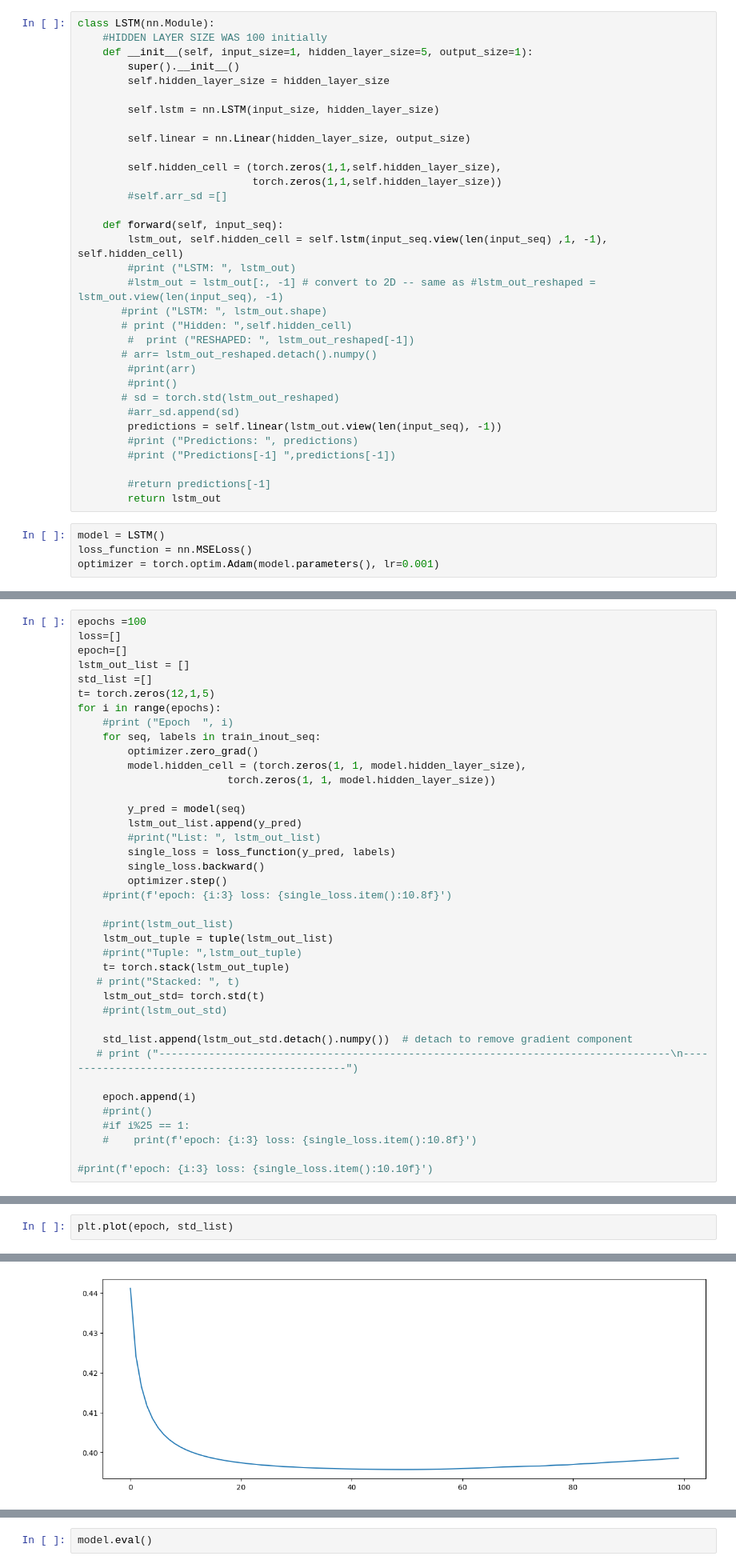
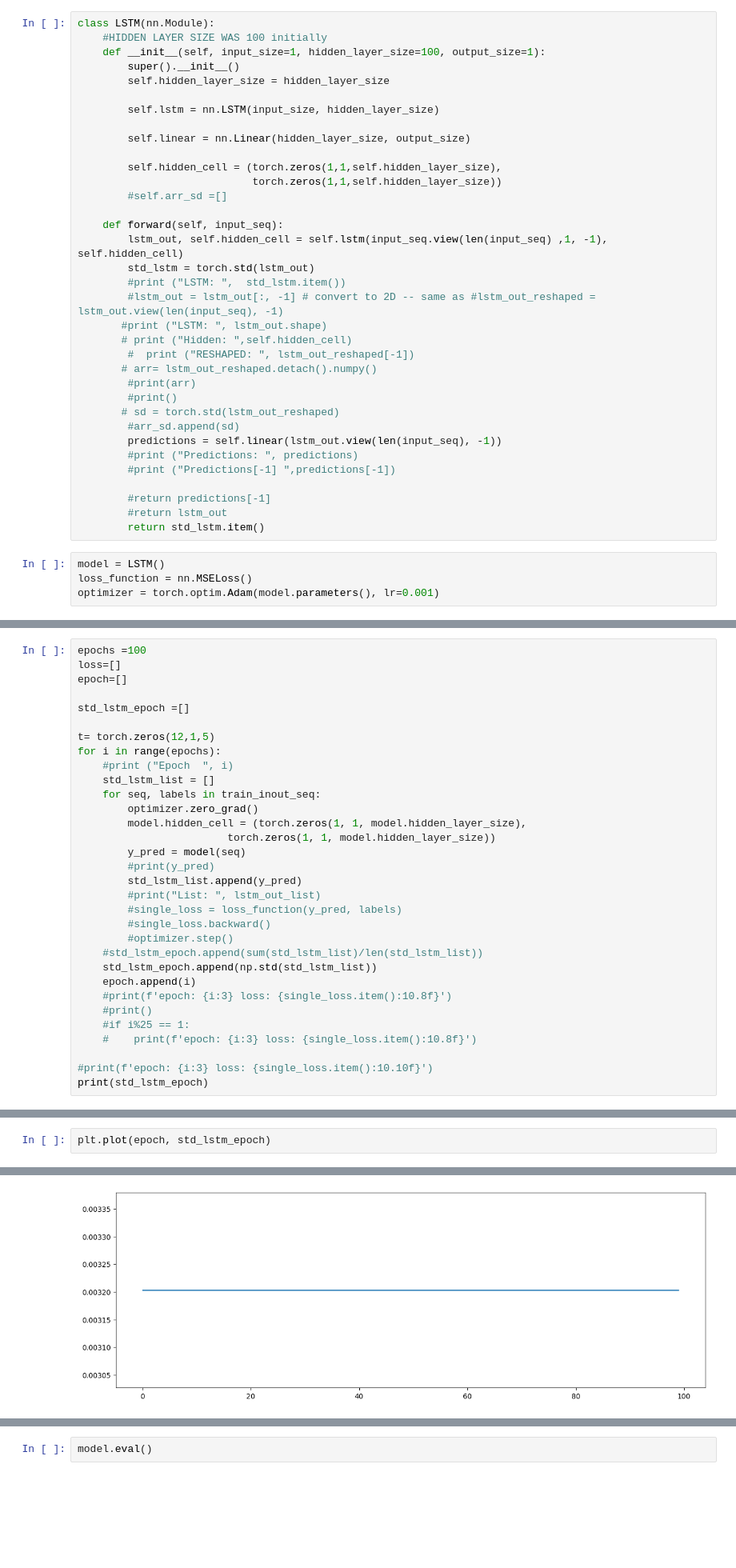
Before and after one commit to rubyshrestha1/490-TimeSeries, a Jupyter notebook: PyTorch/PyTorch LSTM.ipynb, the cells around one changed output, grey strips where cells are left out. Shown: that part at 80% size. Cells and saved outputs as stored; diff of their text form; blank space fills up the shorter version.

Commit message:
Worked with datapoint vs std and epoch vs std graph

```diff
--- a/PyTorch/PyTorch LSTM.ipynb
+++ b/PyTorch/PyTorch LSTM.ipynb
@@ -129,7 +136,7 @@ hidden_cell
 # %%
 class LSTM(nn.Module):
     #HIDDEN LAYER SIZE WAS 100 initially
-    def __init__(self, input_size=1, hidden_layer_size=5, output_size=1):
+    def __init__(self, input_size=1, hidden_layer_size=100, output_size=1):
         super().__init__()
         self.hidden_layer_size = hidden_layer_size
 
@@ -143,7 +150,8 @@ class LSTM(nn.Module):
 
     def forward(self, input_seq):
         lstm_out, self.hidden_cell = self.lstm(input_seq.view(len(input_seq) ,1, -1), self.hidden_cell)
-        #print ("LSTM: ", lstm_out)
+        std_lstm = torch.std(lstm_out)
+        #print ("LSTM: ",  std_lstm.item())
         #lstm_out = lstm_out[:, -1] # convert to 2D -- same as #lstm_out_reshaped = lstm_out.view(len(input_seq), -1)
        #print ("LSTM: ", lstm_out.shape)
        # print ("Hidden: ",self.hidden_cell)
@@ -158,7 +166,8 @@ class LSTM(nn.Module):
         #print ("Predictions[-1] ",predictions[-1])
 
         #return predictions[-1]
-        return lstm_out
+        #return lstm_out
+        return std_lstm.item()
 # %%
 model = LSTM()
 loss_function = nn.MSELoss()
@@ -202,38 +228,31 @@ plt.plot(epoch, loss)
 epochs =100
 loss=[]
 epoch=[]
-lstm_out_list = []
-std_list =[]
+
+std_lstm_epoch =[]
+
 t= torch.zeros(12,1,5)
 for i in range(epochs):
     #print ("Epoch  ", i)
+    std_lstm_list = []
     for seq, labels in train_inout_seq:
         optimizer.zero_grad()
         model.hidden_cell = (torch.zeros(1, 1, model.hidden_layer_size),
                         torch.zeros(1, 1, model.hidden_layer_size))
-
         y_pred = model(seq)
-        lstm_out_list.append(y_pred)
+        #print(y_pred)
+        std_lstm_list.append(y_pred)
         #print("List: ", lstm_out_list)
-        single_loss = loss_function(y_pred, labels)
-        single_loss.backward()
-        optimizer.step()
+        #single_loss = loss_function(y_pred, labels)
+        #single_loss.backward()
+        #optimizer.step()
+    #std_lstm_epoch.append(sum(std_lstm_list)/len(std_lstm_list))
+    std_lstm_epoch.append(np.std(std_lstm_list))
+    epoch.append(i)
     #print(f'epoch: {i:3} loss: {single_loss.item():10.8f}')
-
-    #print(lstm_out_list)
-    lstm_out_tuple = tuple(lstm_out_list)
-    #print("Tuple: ",lstm_out_tuple)
-    t= torch.stack(lstm_out_tuple)
-   # print("Stacked: ", t)
-    lstm_out_std= torch.std(t)
-    #print(lstm_out_std)
-
-    std_list.append(lstm_out_std.detach().numpy())  # detach to remove gradient component
-   # print ("----------------------------------------------------------------------------------\n-----------------------------------------------")
-
-    epoch.append(i)
     #print()
     #if i%25 == 1:
     #    print(f'epoch: {i:3} loss: {single_loss.item():10.8f}')
 
 #print(f'epoch: {i:3} loss: {single_loss.item():10.10f}')
+print(std_lstm_epoch)
@@ -240,8 +261,8 @@ for i in range(epochs):
 # %%
-plt.plot(epoch, std_list)
+plt.plot(epoch, std_lstm_epoch)
 # %% [output]
 [<matplotlib.lines.Line2D at 0x...>]
-[figure, old version]
+[figure, new version]
 # %%
 fut_pred = 12
 
```
Also changed, not shown: parts of 8 cells of this notebook.
